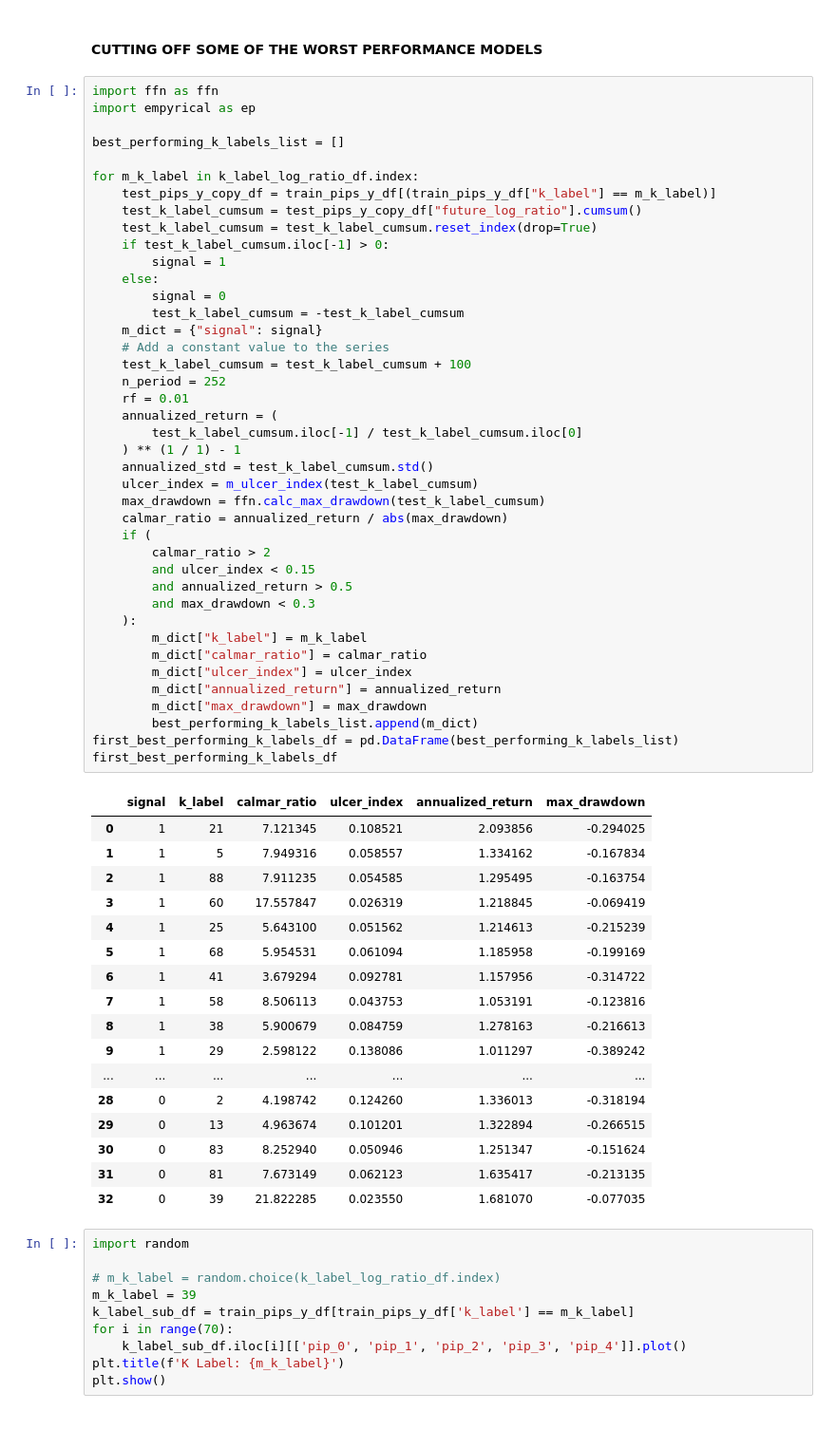
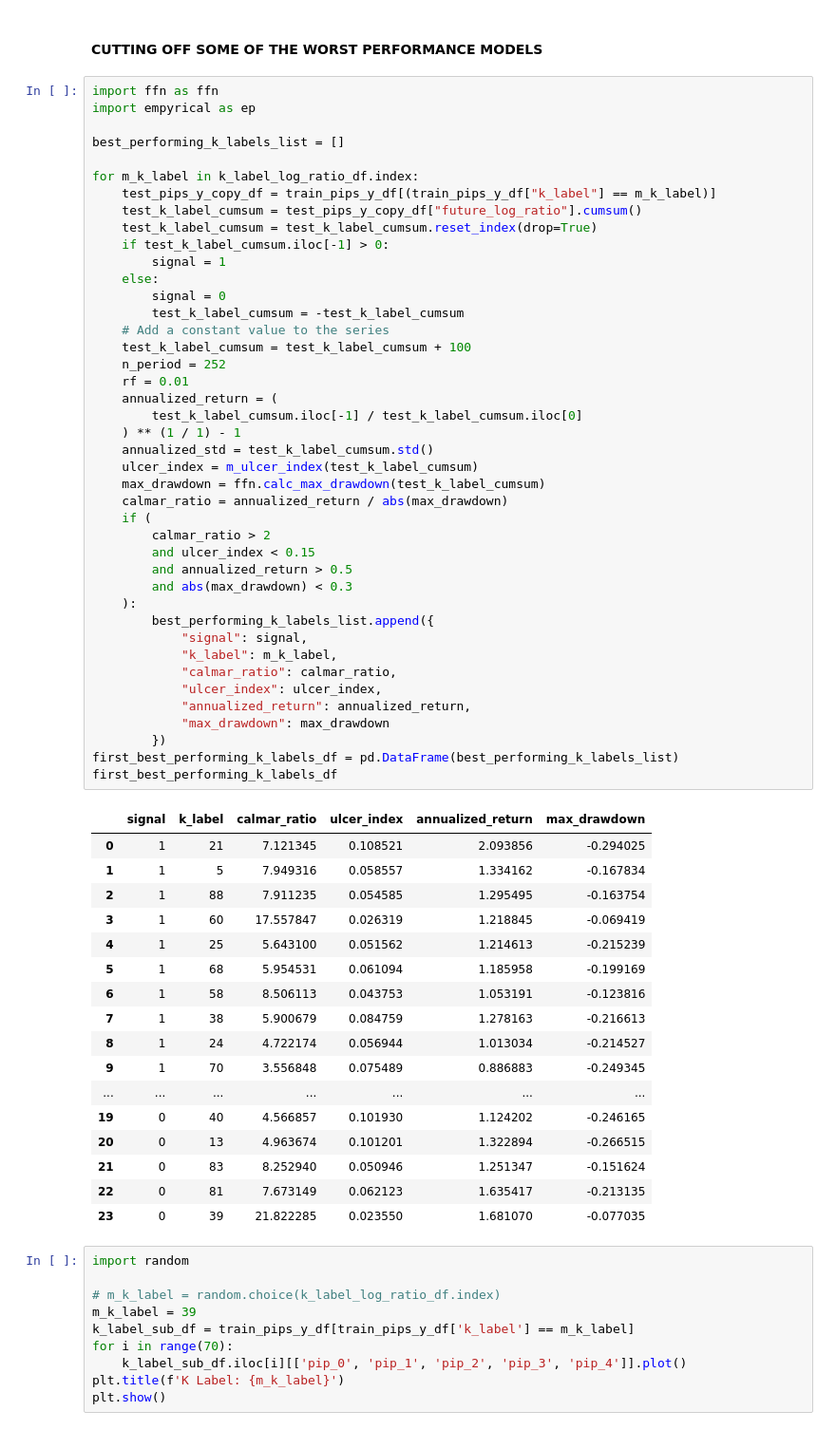
Before and after one commit to EngineerDanny/robust_algo_trader, a Jupyter notebook: kmeans/perceptually_important.ipynb, the cells around one changed output. Shown at 95% size. Drawn from its saved outputs; the diff is of its cells as text.

Commit message:
Test the performance of k_labels on test set

```diff
--- a/kmeans/perceptually_important.ipynb
+++ b/kmeans/perceptually_important.ipynb
@@ -162,51 +162,52 @@ for m_k_label in k_label_log_ratio_df.index:
         signal = 1
     else:
         signal = 0
         test_k_label_cumsum = -test_k_label_cumsum
-    m_dict = {"signal": signal}
     # Add a constant value to the series
     test_k_label_cumsum = test_k_label_cumsum + 100
     n_period = 252
     rf = 0.01
     annualized_return = (
         test_k_label_cumsum.iloc[-1] / test_k_label_cumsum.iloc[0]
     ) ** (1 / 1) - 1
     annualized_std = test_k_label_cumsum.std()
     ulcer_index = m_ulcer_index(test_k_label_cumsum)
     max_drawdown = ffn.calc_max_drawdown(test_k_label_cumsum)
     calmar_ratio = annualized_return / abs(max_drawdown)
     if (
         calmar_ratio > 2
         and ulcer_index < 0.15
         and annualized_return > 0.5
-        and max_drawdown < 0.3
+        and abs(max_drawdown) < 0.3
     ):
-        m_dict["k_label"] = m_k_label
-        m_dict["calmar_ratio"] = calmar_ratio
-        m_dict["ulcer_index"] = ulcer_index
-        m_dict["annualized_return"] = annualized_return
-        m_dict["max_drawdown"] = max_drawdown
-        best_performing_k_labels_list.append(m_dict)
+        best_performing_k_labels_list.append({
+            "signal": signal,
+            "k_label": m_k_label,
+            "calmar_ratio": calmar_ratio,
+            "ulcer_index": ulcer_index,
+            "annualized_return": annualized_return,
+            "max_drawdown": max_drawdown
+        })
 first_best_performing_k_labels_df = pd.DataFrame(best_performing_k_labels_list)
 first_best_performing_k_labels_df
 # %% [output]
 |  | signal | k_label | calmar_ratio | ulcer_index | annualized_return | max_drawdown |
 | 0 | 1 | 21 | 7.121345 | 0.108521 | 2.093856 | -0.294025 |
 | 1 | 1 | 5 | 7.949316 | 0.058557 | 1.334162 | -0.167834 |
 | 2 | 1 | 88 | 7.911235 | 0.054585 | 1.295495 | -0.163754 |
 | 3 | 1 | 60 | 17.557847 | 0.026319 | 1.218845 | -0.069419 |
 | 4 | 1 | 25 | 5.643100 | 0.051562 | 1.214613 | -0.215239 |
 | 5 | 1 | 68 | 5.954531 | 0.061094 | 1.185958 | -0.199169 |
-| 6 | 1 | 41 | 3.679294 | 0.092781 | 1.157956 | -0.314722 |
-| 7 | 1 | 58 | 8.506113 | 0.043753 | 1.053191 | -0.123816 |
-| 8 | 1 | 38 | 5.900679 | 0.084759 | 1.278163 | -0.216613 |
-| 9 | 1 | 29 | 2.598122 | 0.138086 | 1.011297 | -0.389242 |
+| 6 | 1 | 58 | 8.506113 | 0.043753 | 1.053191 | -0.123816 |
+| 7 | 1 | 38 | 5.900679 | 0.084759 | 1.278163 | -0.216613 |
+| 8 | 1 | 24 | 4.722174 | 0.056944 | 1.013034 | -0.214527 |
+| 9 | 1 | 70 | 3.556848 | 0.075489 | 0.886883 | -0.249345 |
 | ... | ... | ... | ... | ... | ... | ... |
-| 28 | 0 | 2 | 4.198742 | 0.124260 | 1.336013 | -0.318194 |
-| 29 | 0 | 13 | 4.963674 | 0.101201 | 1.322894 | -0.266515 |
-| 30 | 0 | 83 | 8.252940 | 0.050946 | 1.251347 | -0.151624 |
-| 31 | 0 | 81 | 7.673149 | 0.062123 | 1.635417 | -0.213135 |
-| 32 | 0 | 39 | 21.822285 | 0.023550 | 1.681070 | -0.077035 |
+| 19 | 0 | 40 | 4.566857 | 0.101930 | 1.124202 | -0.246165 |
+| 20 | 0 | 13 | 4.963674 | 0.101201 | 1.322894 | -0.266515 |
+| 21 | 0 | 83 | 8.252940 | 0.050946 | 1.251347 | -0.151624 |
+| 22 | 0 | 81 | 7.673149 | 0.062123 | 1.635417 | -0.213135 |
+| 23 | 0 | 39 | 21.822285 | 0.023550 | 1.681070 | -0.077035 |
 # %%
 import random
 
```
Also changed, not shown: parts of 2 cells of this notebook.
